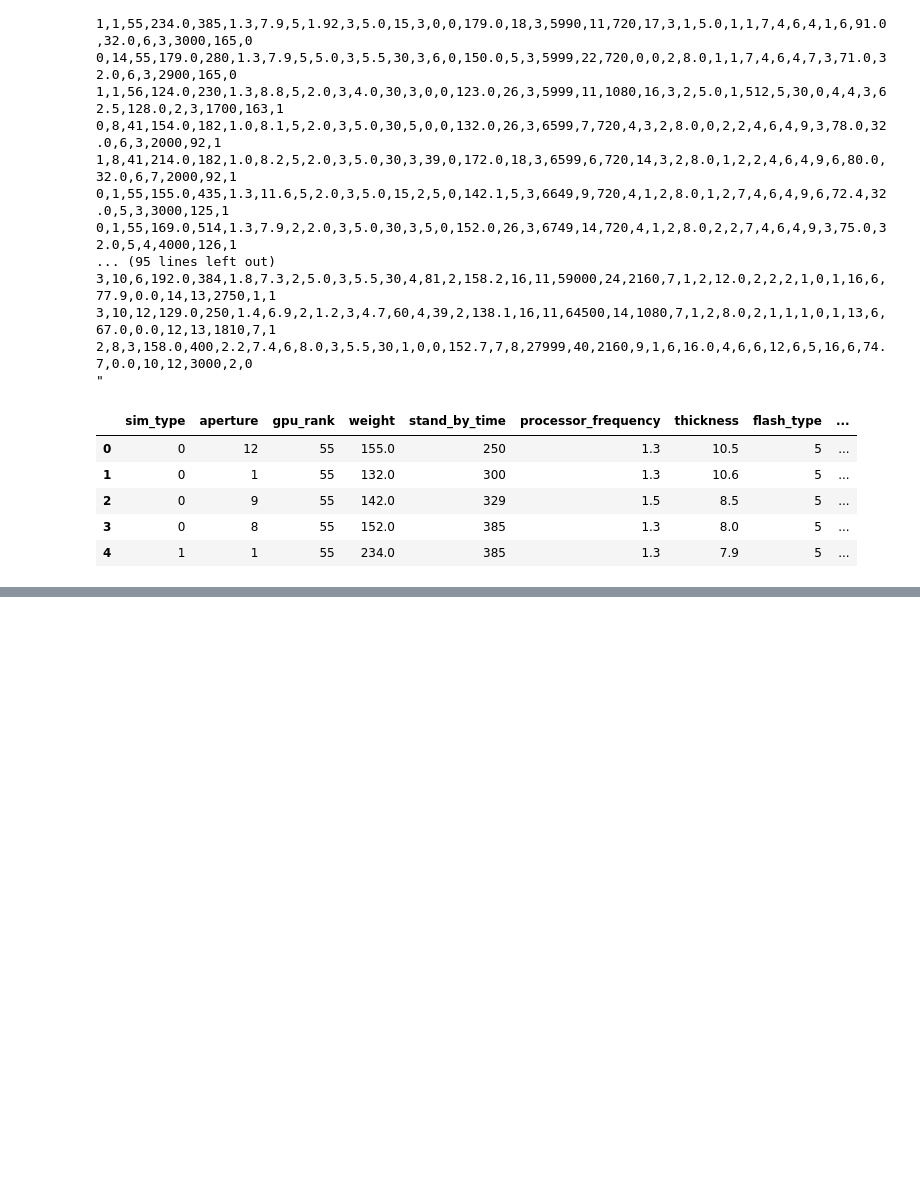
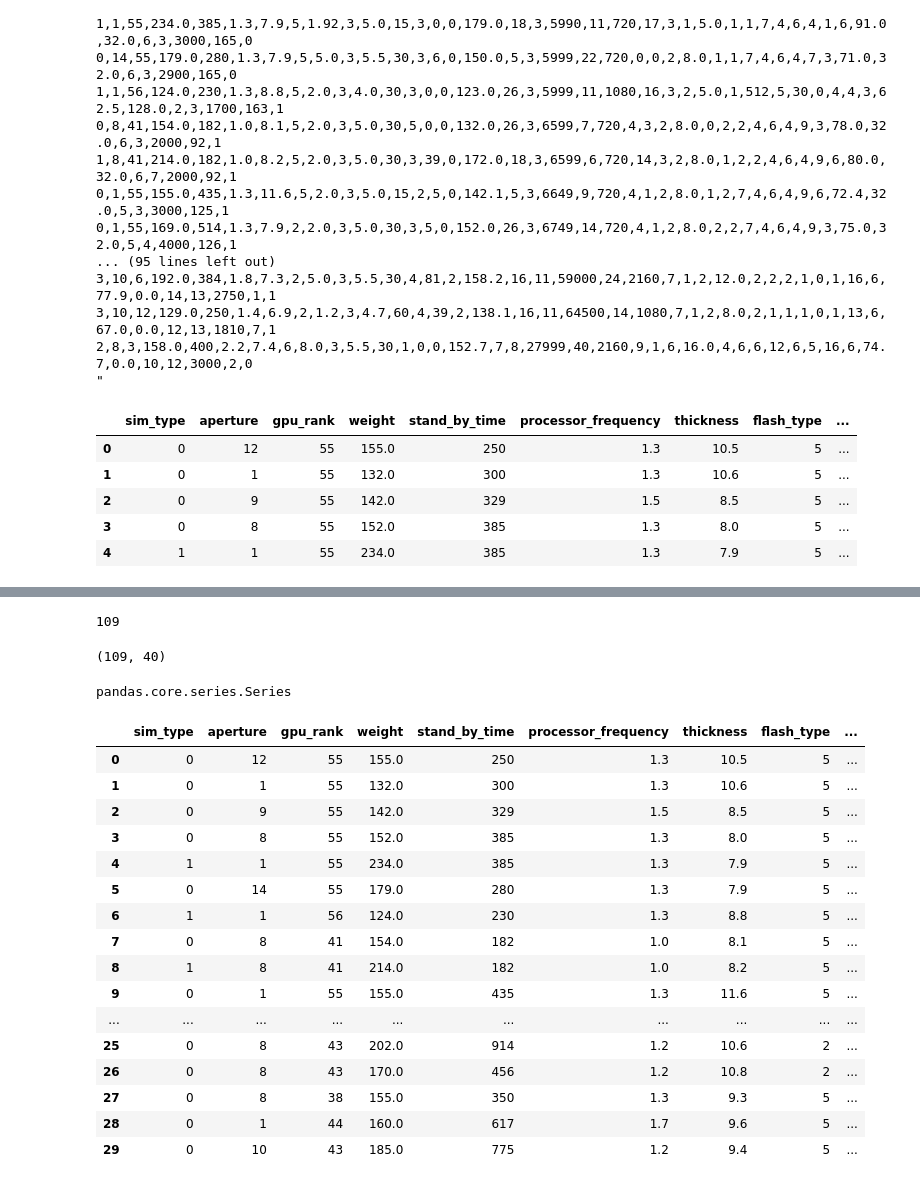
Before and after one commit to championballer/one-fourth-labs-deep-learning, a Jupyter notebook: Python Basics2/0209_Basics2.ipynb, the cells around one changed output, grey strips where cells are left out. Cells and saved outputs as stored; diff of their text form; code cells hidden in the pictures; blank space fills up the shorter version.

```diff
--- a/Python Basics2/0209_Basics2.ipynb
+++ b/Python Basics2/0209_Basics2.ipynb
@@ -75,0 +114,36 @@ data.head()
+# %%
+len(data)
+# %% [output]
+109
+# %%
+data.shape
+# %% [output]
+(109, 40)
+# %%
+type(data.iloc[5])
+# %% [output]
+pandas.core.series.Series
+# %%
+"""
+Way of selecting multiple consecutive rows in a dataframe, where pd.concat([]) concatenates the dataframes sent as argument
+"""
+
+pd.concat([data[0:10],data[20:30]])
+# %% [output]
+|  | sim_type | aperture | gpu_rank | weight | stand_by_time | processor_frequency | thickness | flash_type | ... |
+| 0 | 0 | 12 | 55 | 155.0 | 250 | 1.3 | 10.5 | 5 | ... |
+| 1 | 0 | 1 | 55 | 132.0 | 300 | 1.3 | 10.6 | 5 | ... |
+| 2 | 0 | 9 | 55 | 142.0 | 329 | 1.5 | 8.5 | 5 | ... |
+| 3 | 0 | 8 | 55 | 152.0 | 385 | 1.3 | 8.0 | 5 | ... |
+| 4 | 1 | 1 | 55 | 234.0 | 385 | 1.3 | 7.9 | 5 | ... |
+| 5 | 0 | 14 | 55 | 179.0 | 280 | 1.3 | 7.9 | 5 | ... |
+| 6 | 1 | 1 | 56 | 124.0 | 230 | 1.3 | 8.8 | 5 | ... |
+| 7 | 0 | 8 | 41 | 154.0 | 182 | 1.0 | 8.1 | 5 | ... |
+| 8 | 1 | 8 | 41 | 214.0 | 182 | 1.0 | 8.2 | 5 | ... |
+| 9 | 0 | 1 | 55 | 155.0 | 435 | 1.3 | 11.6 | 5 | ... |
+| ... | ... | ... | ... | ... | ... | ... | ... | ... | ... |
+| 25 | 0 | 8 | 43 | 202.0 | 914 | 1.2 | 10.6 | 2 | ... |
+| 26 | 0 | 8 | 43 | 170.0 | 456 | 1.2 | 10.8 | 2 | ... |
+| 27 | 0 | 8 | 38 | 155.0 | 350 | 1.3 | 9.3 | 5 | ... |
+| 28 | 0 | 1 | 44 | 160.0 | 617 | 1.7 | 9.6 | 5 | ... |
+| 29 | 0 | 10 | 43 | 185.0 | 775 | 1.2 | 9.4 | 5 | ... |
```
Also changed, not shown: parts of 18 cells of this notebook.
